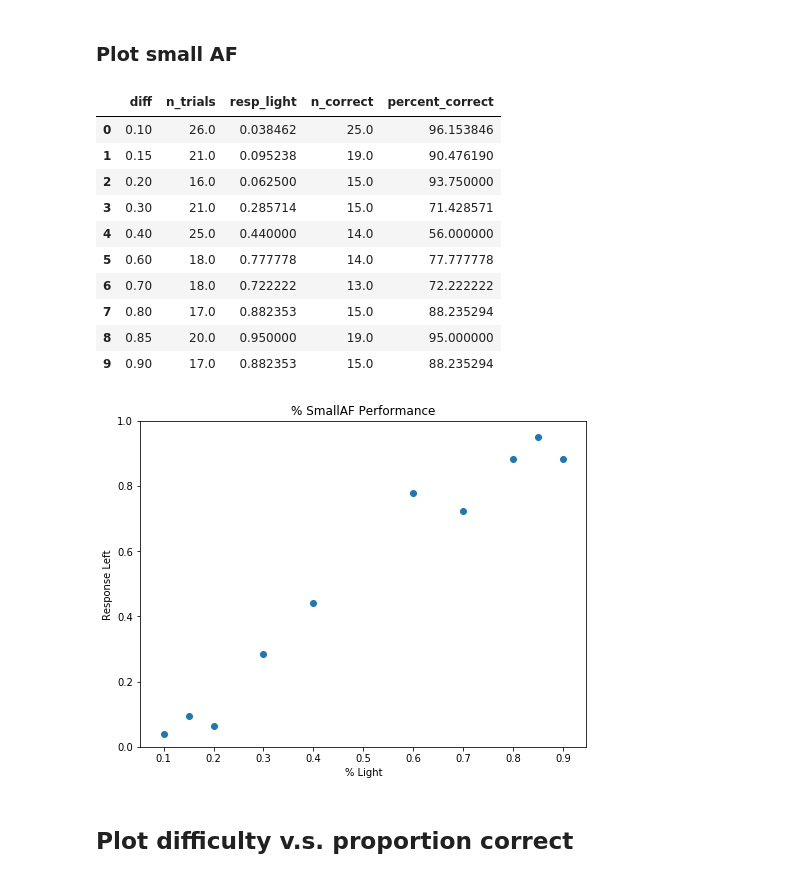
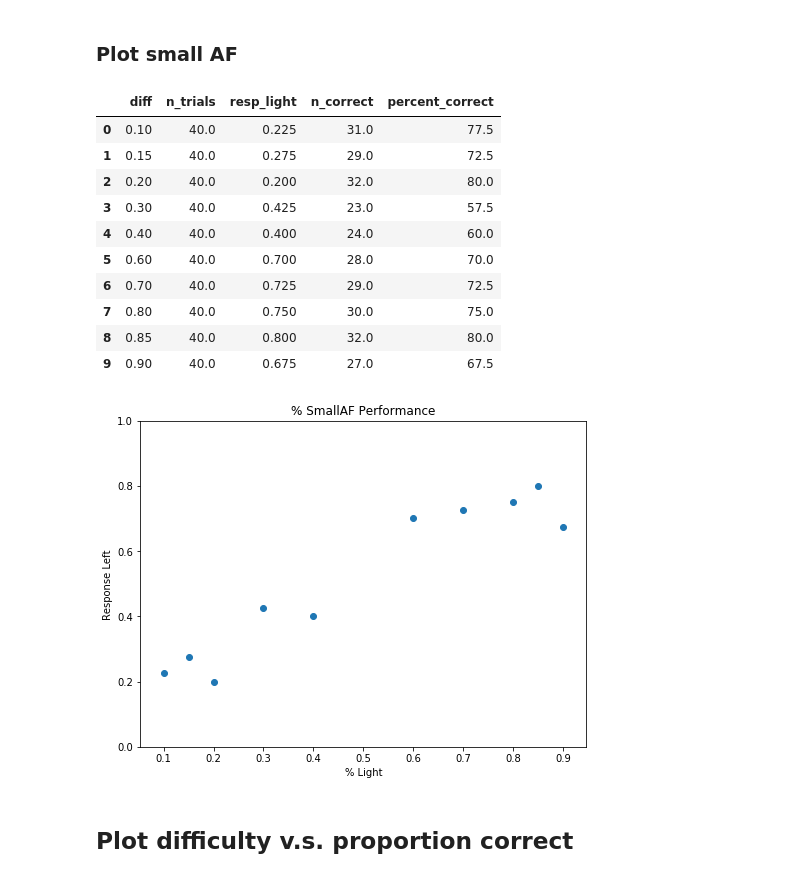
Before and after one commit to sumiyaabdi/PRF_Experiment_Checkers, a Jupyter notebook: Experiment/analysis/analysis.ipynb, the cells around one changed output. Drawn from its saved outputs; the diff is of its cells as text; code cells hidden in the pictures.

```diff
--- a/Experiment/analysis/analysis.ipynb
+++ b/Experiment/analysis/analysis.ipynb
@@ -40,6 +40,6 @@ f_names
 # %%
 wd = os.getcwd()
-f_names = glob.glob(f"{wd}/logs/psychophys/*/sub-002*.tsv")
+f_names = glob.glob(f"{wd}/logs/psychophys/*/sub-003*.tsv")
 all_logs = load_data(f_names)
 if 'large_prop' in all_logs.columns:
     all_logs.rename(columns = {'large_prop':'color_balance','small_prop':'fix_intensity'}, inplace = True)
@@ -99,7 +99,7 @@ Plot response light v.s. proportion light. Should increase together
 # %% [markdown]
 ### Plot large AF
 # %%
-df_l = df[(df.run == '2')]
+df_l = df[(df.run == '3')]
 df_l =  df_l.dropna(subset=['correct_l']) # drop where color balance = 0.5
 difficulties_l = sorted(df_l.color_balance.unique())
 n_correct_l = []
@@ -108,7 +108,7 @@ resp_light_l = []
 
 for diff in difficulties_l:
     print(f'Diff: {diff}  \
-    \tn_correct: {len(df_l[(df_l.color_balance == diff) & (df_l.correct_l == 1)])} \
+    \t n_correct: {len(df_l[(df_l.color_balance == diff) & (df_l.correct_l == 1)])}  \
     \tn_trials: {len(df_l[df_l.color_balance == diff])} \
     \t% correct {100*len(df_l[(df_l.color_balance == diff) & (df_l.correct_l == 1)])/len(df_l[df_l.color_balance == diff]):.1f}')
     n_correct_l.append(len(df_l[(df_l.color_balance == diff) & (df_l.correct_l == 1)]))
@@ -143,7 +143,7 @@ Diff: 0.9,              n_correct: 21           n_trials: 24            % correc
 # %% [markdown]
 ### Plot small AF
 # %%
-df_s = df[(df.run == '1')]
+df_s = df[(df.run == '3')]
 df_s =  df_s.dropna(subset=['correct_s']) # drop where fix color = 0
 difficulties_s = sorted(df_s.fix_intensity.unique())
 summary = pd.DataFrame([])
@@ -153,46 +153,44 @@ resp_light_s = []
 
 for idx, diff in enumerate(difficulties_s):
 
     summary.loc[idx,'diff'] = diff
     summary.loc[idx,'n_trials'] = len(df_s[df_s.fix_intensity == diff])
     summary.loc[idx,'resp_light'] = len(df_s[(df_s.fix_intensity == diff) & (df_s.response == "right")]) / len(df_s[df_s.fix_intensity == diff])
     summary.loc[idx,'n_correct'] = len(df_s[(df_s.fix_intensity == diff) & (df_s.correct_s == 1)])
     summary.loc[idx,'percent_correct'] = 100*len(df_s[(df_s.fix_intensity == diff) & (df_s.correct_s == 1)])/len(df_s[df_s.fix_intensity == diff])
     summary.head()
 
     n_correct_s.append(len(df_s[(df_s.fix_intensity == diff) & (df_s.correct_s == 1)]))
     n_trials_s.append(len(df_s[df_s.fix_intensity == diff]))
 #     print(f'% Light: {diff}, \t% Response Light {round(len(df[(df.fix_intensity == diff) & (df.response == "right")]) / len(df[df.fix_intensity == diff]) *100,1)}')
     resp_light_s.append(len(df_s[(df_s.fix_intensity == diff) & (df_s.response == "right")]) / len(df_s[df_s.fix_intensity == diff]))
 
 proportions_s = np.array(n_correct_s) / np.array(n_trials_s)
 
 smallAFx, smallAFy = abs(np.array(difficulties_s)), proportions_s
 
-summary_df.head()
-
 fig, axs = plt.subplots(1,1, figsize=(8,6))
 
 axs.set_title('% SmallAF Performance')
 axs.set_ylim(0,1)
 axs.set_ylabel('Response Left')
 axs.set_xlabel('% Light')
 axs.scatter(difficulties_s,resp_light_s)
 
 summary
 # %% [output]
 |  | diff | n_trials | resp_light | n_correct | percent_correct |
-| 0 | 0.10 | 26.0 | 0.038462 | 25.0 | 96.153846 |
-| 1 | 0.15 | 21.0 | 0.095238 | 19.0 | 90.476190 |
-| 2 | 0.20 | 16.0 | 0.062500 | 15.0 | 93.750000 |
-| 3 | 0.30 | 21.0 | 0.285714 | 15.0 | 71.428571 |
-| 4 | 0.40 | 25.0 | 0.440000 | 14.0 | 56.000000 |
-| 5 | 0.60 | 18.0 | 0.777778 | 14.0 | 77.777778 |
-| 6 | 0.70 | 18.0 | 0.722222 | 13.0 | 72.222222 |
-| 7 | 0.80 | 17.0 | 0.882353 | 15.0 | 88.235294 |
-| 8 | 0.85 | 20.0 | 0.950000 | 19.0 | 95.000000 |
-| 9 | 0.90 | 17.0 | 0.882353 | 15.0 | 88.235294 |
+| 0 | 0.10 | 40.0 | 0.225 | 31.0 | 77.5 |
+| 1 | 0.15 | 40.0 | 0.275 | 29.0 | 72.5 |
+| 2 | 0.20 | 40.0 | 0.200 | 32.0 | 80.0 |
+| 3 | 0.30 | 40.0 | 0.425 | 23.0 | 57.5 |
+| 4 | 0.40 | 40.0 | 0.400 | 24.0 | 60.0 |
+| 5 | 0.60 | 40.0 | 0.700 | 28.0 | 70.0 |
+| 6 | 0.70 | 40.0 | 0.725 | 29.0 | 72.5 |
+| 7 | 0.80 | 40.0 | 0.750 | 30.0 | 75.0 |
+| 8 | 0.85 | 40.0 | 0.800 | 32.0 | 80.0 |
+| 9 | 0.90 | 40.0 | 0.675 | 27.0 | 67.5 |
-[figure, old version]
+[figure, new version]
 # %% [markdown]
 ## Plot difficulty v.s. proportion correct
 # %%
```
Also changed, not shown: parts of 5 cells of this notebook, 1 other file.
